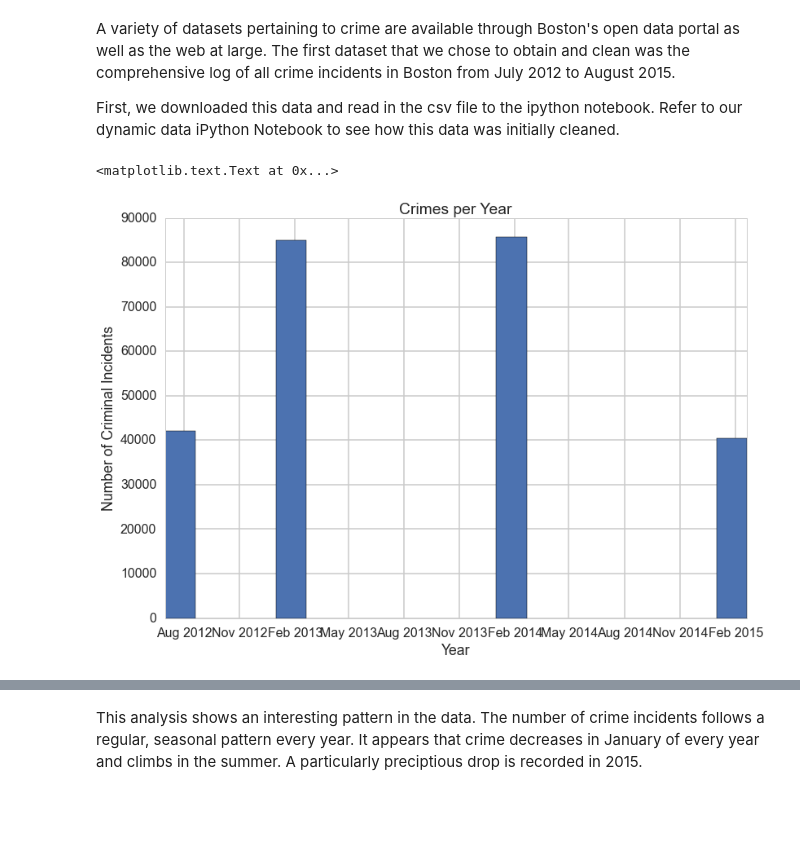
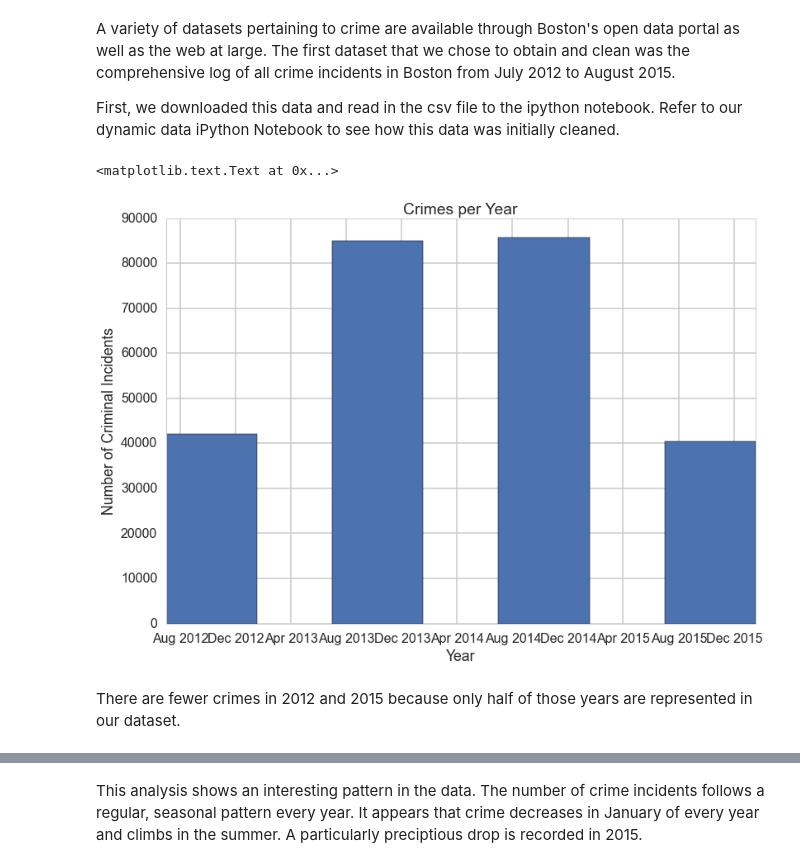
Before and after one commit to carlf312/109-Final-Project, a Jupyter notebook: Static Data.ipynb, the cells around one changed output, grey strips where cells are left out. Cells and saved outputs as stored; diff of their text form; code cells hidden in the pictures; blank space fills up the shorter version.

```diff
--- a/Static Data.ipynb
+++ b/Static Data.ipynb
@@ -47,15 +47,17 @@ for row in dftouse['DATETIME']:
     elif '2015' in row:
         year2015 += 1
 # %%
-dates = graph_month = [datetime.datetime(2012,7,1),datetime.datetime(2013,1,1), datetime.datetime(2014,1,1), datetime.datetime(2015,1,1)]
+dates = graph_month = [datetime.datetime(2012,7,1),datetime.datetime(2013,7,1), datetime.datetime(2014,7,1), datetime.datetime(2015,7,1)]
 values = [year2012,year2013,year2014,year2015]
-plt.bar(dates, values, width=50)
+plt.bar(dates, values, width=200)
 plt.ylabel('Number of Criminal Incidents')
 plt.xlabel('Year')
 plt.title('Crimes per Year')
 # %% [output]
 <matplotlib.text.Text at 0x...>
-[figure, old version]
+[figure, new version]
+# %% [markdown]
+There are fewer crimes in 2012 and 2015 because only half of those years are represented in our dataset.
 # %%
 def month_crimes(year):
     jan = 0
```
Also changed, not shown: parts of 1 cell of this notebook, 3 other files.
